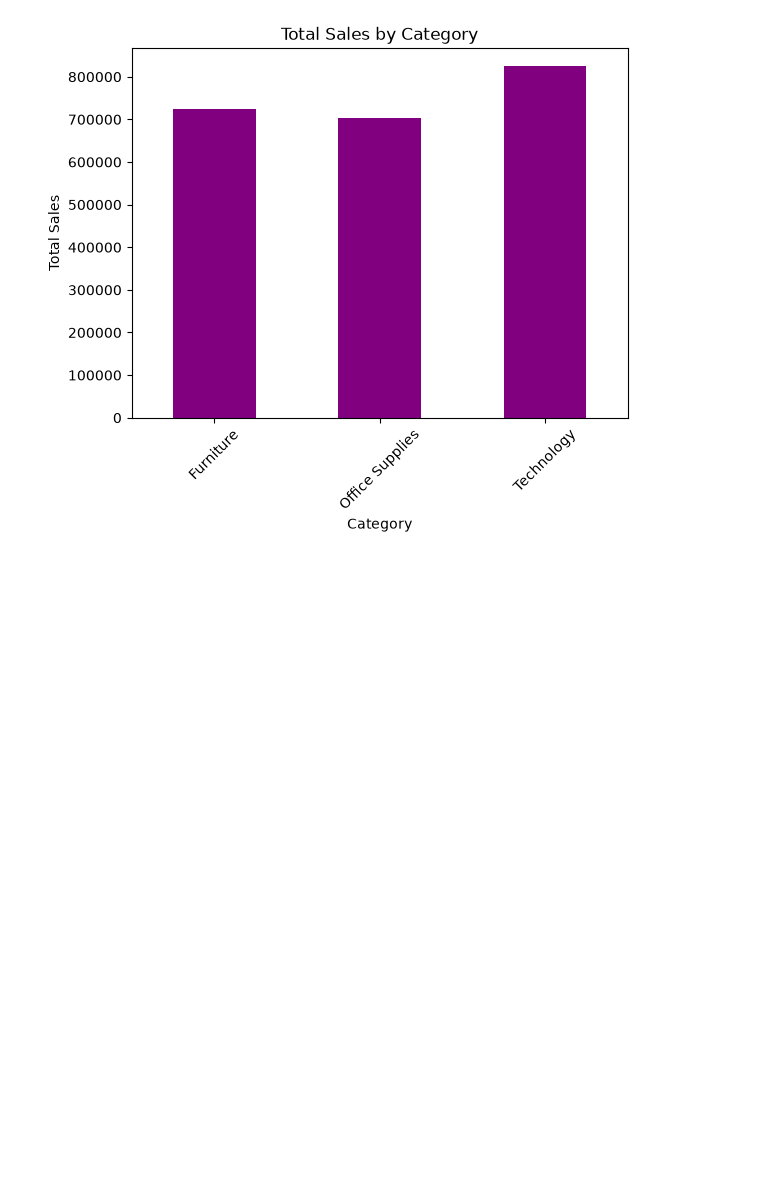
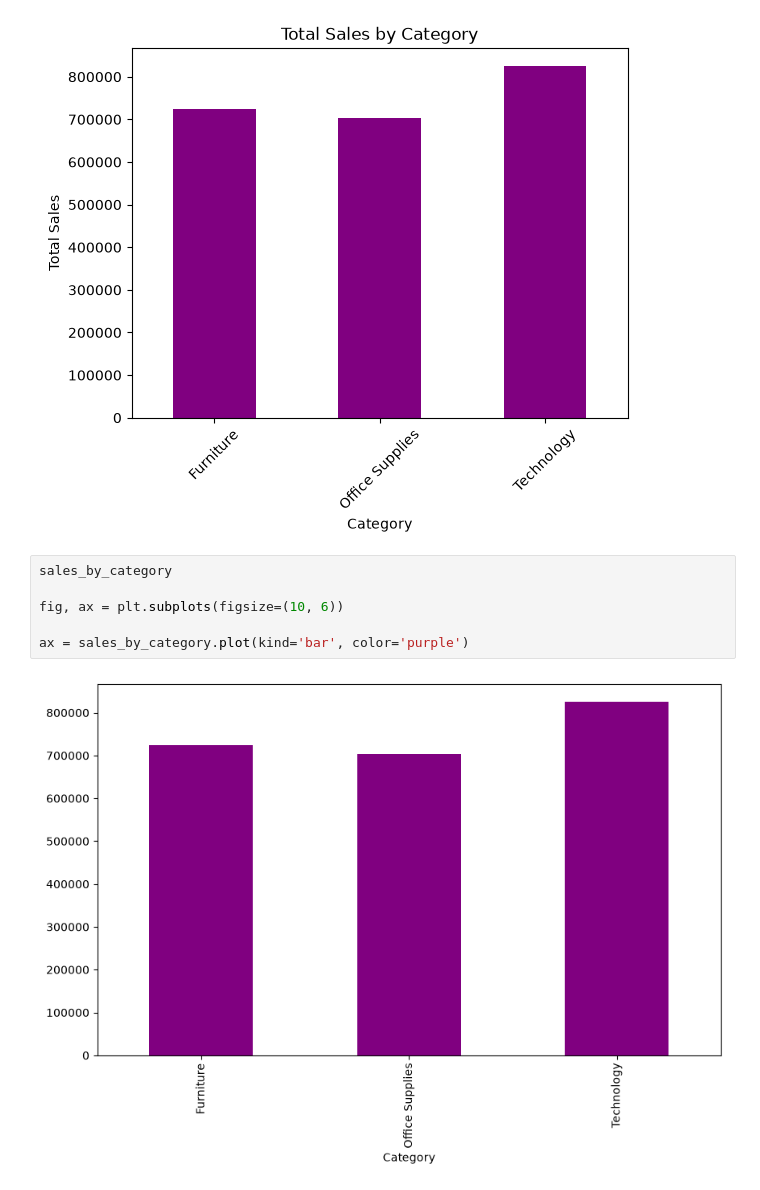
Before and after one commit to WillardDev/Python_Data_Analysis, a Jupyter notebook: Foundations_of_Matplotlib.ipynb, the cells around one changed output. Cells and saved outputs as stored; diff of their text form; blank space fills up the shorter version.

```diff
--- a/Foundations_of_Matplotlib.ipynb
+++ b/Foundations_of_Matplotlib.ipynb
@@ -114,3 +114,11 @@ plt.xticks(rotation=45)
 plt.show()
 # %% [output]
 [figure]
+# %%
+sales_by_category
+
+fig, ax = plt.subplots(figsize=(10, 6))
+
+ax = sales_by_category.plot(kind='bar', color='purple')
+# %% [output]
+[figure, added]
```
